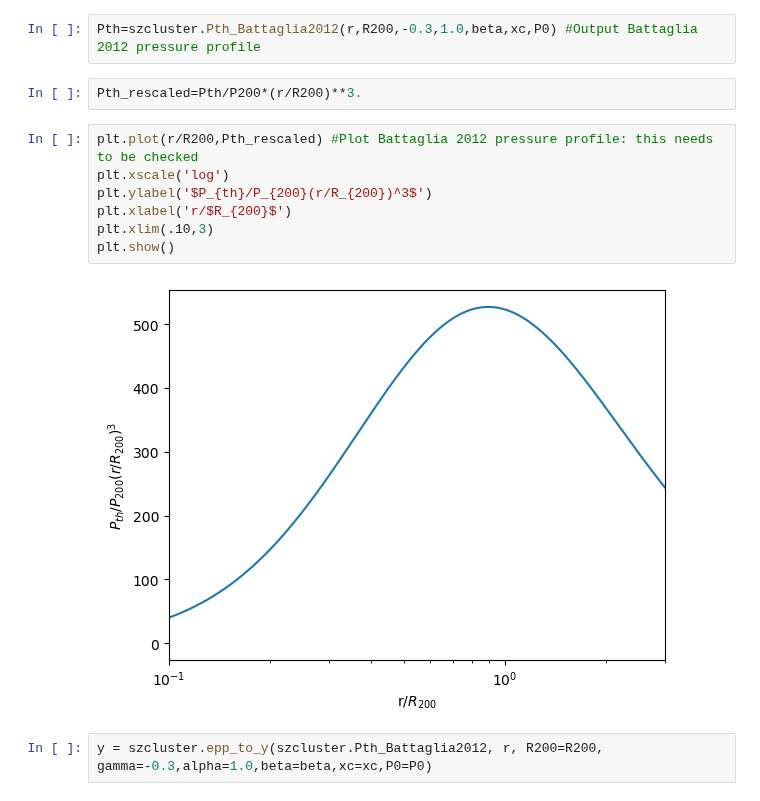
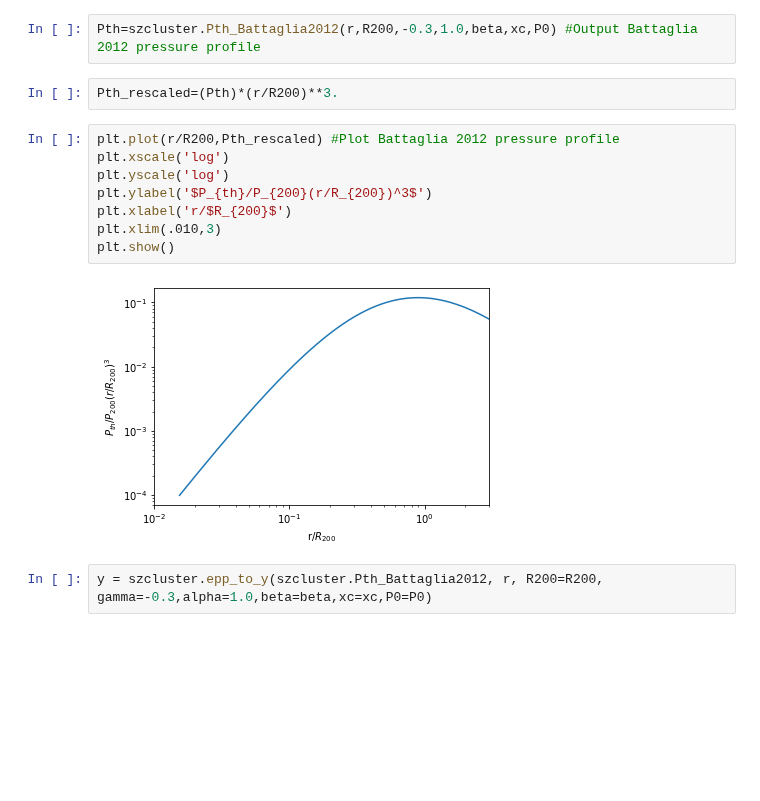
Before and after one commit to deepskies/DeepSZSim, a Jupyter notebook: run_sims.ipynb, the cells around one changed output. Drawn from its saved outputs; the diff is of its cells as text; blank space fills up the shorter version.

Commit message:
made plotting in run_sims.ipynb consistnt with battaglia 2012

```diff
--- a/run_sims.ipynb
+++ b/run_sims.ipynb
@@ -87,16 +87,17 @@ beta=szcluster.param_Battaglia2012(4.35,0.0393,0.415,M200,z)
 # %%
 Pth=szcluster.Pth_Battaglia2012(r,R200,-0.3,1.0,beta,xc,P0) #Output Battaglia 2012 pressure profile
 # %%
-Pth_rescaled=Pth/P200*(r/R200)**3.
+Pth_rescaled=(Pth)*(r/R200)**3.
 # %%
-plt.plot(r/R200,Pth_rescaled) #Plot Battaglia 2012 pressure profile: this needs to be checked
+plt.plot(r/R200,Pth_rescaled) #Plot Battaglia 2012 pressure profile
 plt.xscale('log')
+plt.yscale('log')
 plt.ylabel('$P_{th}/P_{200}(r/R_{200})^3$')
 plt.xlabel('r/$R_{200}$')
-plt.xlim(.10,3)
+plt.xlim(.010,3)
 plt.show()
 # %% [output]
-[figure, old version]
+[figure, new version]
 # %%
 y = szcluster.epp_to_y(szcluster.Pth_Battaglia2012, r, R200=R200, gamma=-0.3,alpha=1.0,beta=beta,xc=xc,P0=P0)
 # %%
```
Also changed, not shown: parts of 1 cell of this notebook, 1 other file.
